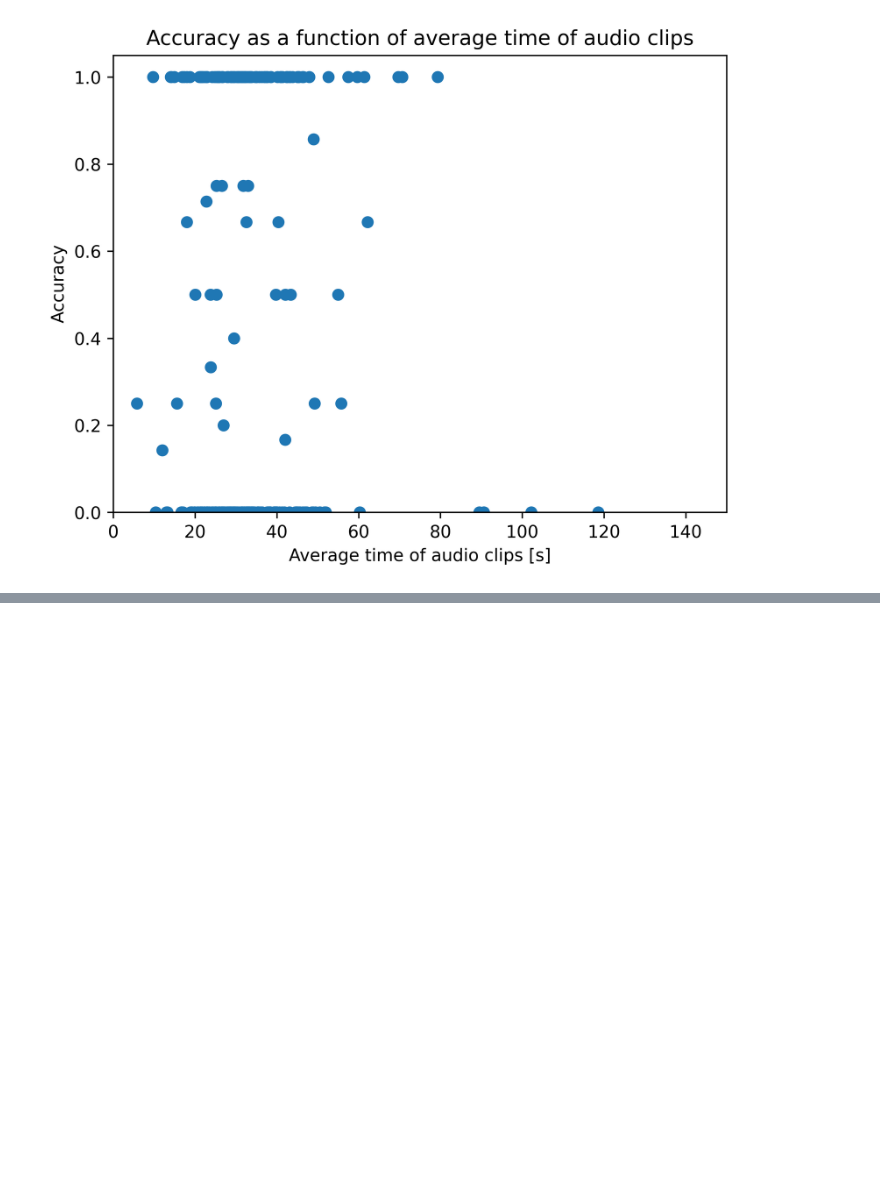
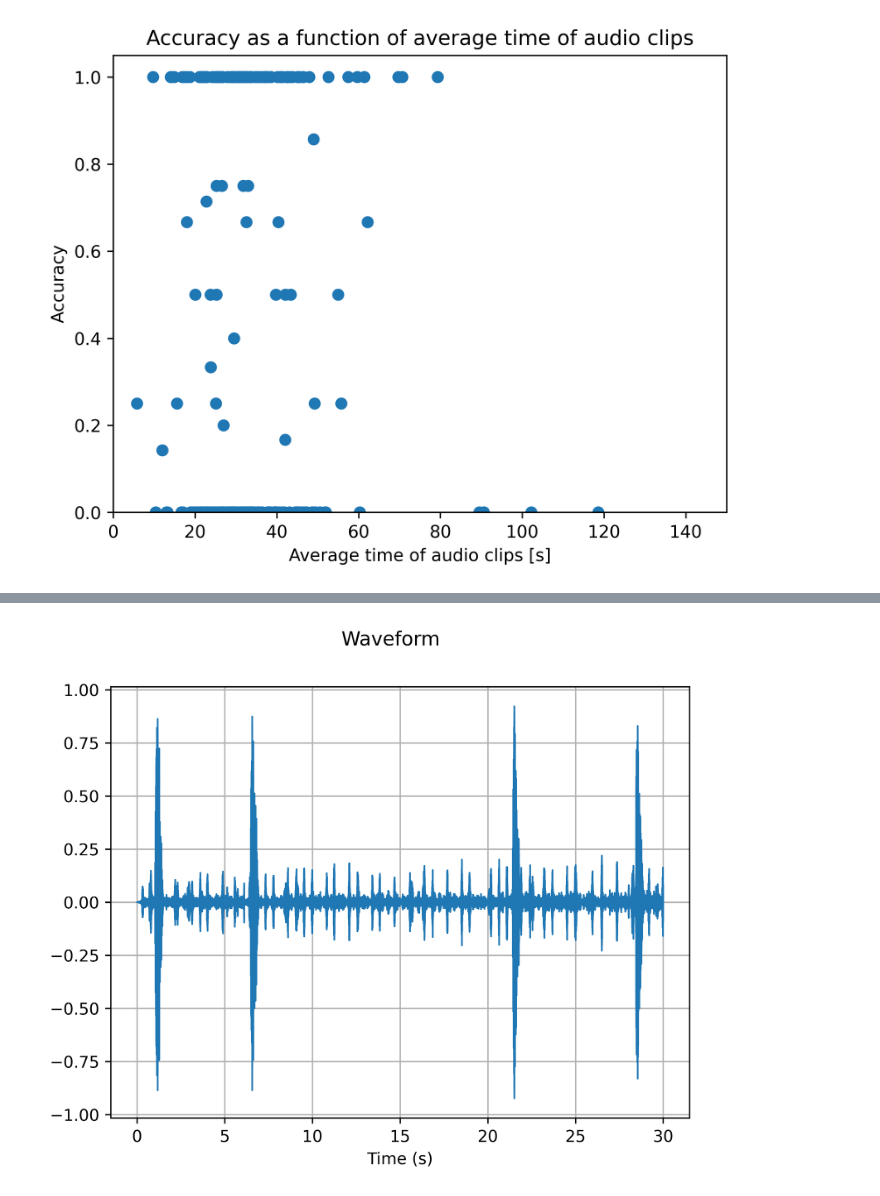
Before and after one commit to JakobO2000/APPML-BirdCLEF, a Jupyter notebook: plot_data/PlottingNotebook.ipynb, the cells around one changed output, grey strips where cells are left out. Drawn from its saved outputs; the diff is of its cells as text; code cells hidden in the pictures; blank space fills up the shorter version.

```diff
--- a/plot_data/PlottingNotebook.ipynb
+++ b/plot_data/PlottingNotebook.ipynb
@@ -289,0 +318,7 @@ plt.show()
+# %%
+endtime = 30*sr
+audio_30 = audio[:endtime]
+
+plot_waveform(torch.from_numpy(audio_30), sr)
+# %% [output]
+[figure, added]
```
Also changed, not shown: parts of 4 cells of this notebook.
